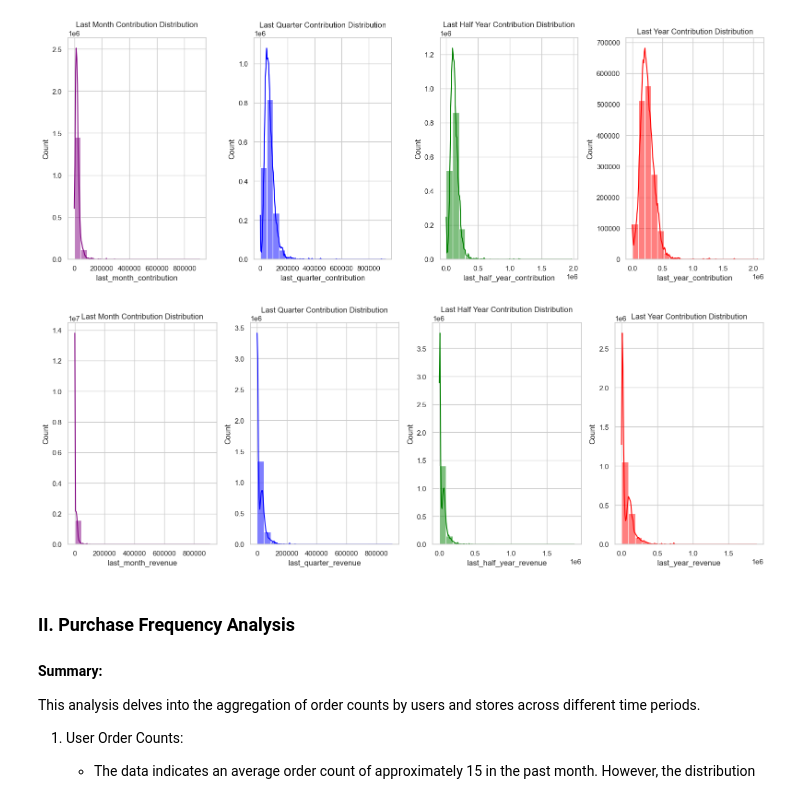
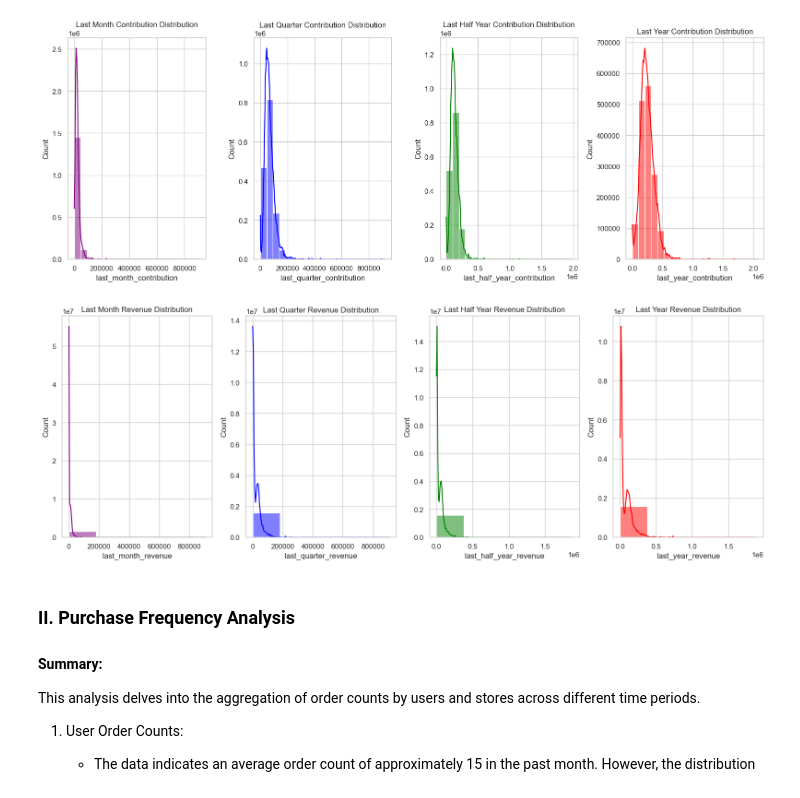
Before and after one commit to egpivo/gmv-forecaster, a Jupyter notebook: notebooks/exploratory_data_analysis.ipynb, the cells around one changed output. Saved outputs shown, nothing was run; the diff lists cells and outputs as text; code cells hidden in the pictures.

```diff
--- a/notebooks/exploratory_data_analysis.ipynb
+++ b/notebooks/exploratory_data_analysis.ipynb
@@ -587,42 +587,42 @@ plt.show()
 # %%
 # Calculate the sum of 'amount' for each store in the last month, last quarter, last half year, and last year
 last_month_revenue = last_month_transactions.groupby(['store_id'])['amount'].sum()
 last_quarter_revenue = last_quarter_transactions.groupby(['store_id'])['amount'].sum()
 last_half_year_revenue = last_half_year_transactions.groupby(['store_id'])['amount'].sum()
 last_year_revenue = last_year_transactions.groupby(['store_id'])['amount'].sum()
 
 # Merge the results back to the original DataFrame
 transaction_pdf['last_month_revenue'] = transaction_pdf['store_id'].map(last_month_revenue).fillna(0)
 transaction_pdf['last_quarter_revenue'] = transaction_pdf['store_id'].map(last_quarter_revenue).fillna(0)
 transaction_pdf['last_half_year_revenue'] = transaction_pdf['store_id'].map(last_half_year_revenue).fillna(0)
 transaction_pdf['last_year_revenue'] = transaction_pdf['store_id'].map(last_year_revenue).fillna(0)
 
 
 # Plot settings
 plt.figure(figsize=(16, 6))
 sns.set(style="whitegrid")
 
 # Plot histograms or KDE plots for each time period
 plt.subplot(1, 4, 1)
-sns.histplot(transaction_pdf['last_month_revenue'], kde=True, color='purple', bins=20)
-plt.title('Last Month Contribution Distribution')
+sns.histplot(transaction_pdf['last_month_revenue'], kde=True, color='purple', bins=5)
+plt.title('Last Month Revenue Distribution')
 
 plt.subplot(1, 4, 2)
-sns.histplot(transaction_pdf['last_quarter_revenue'], kde=True, color='blue', bins=20)
-plt.title('Last Quarter Contribution Distribution')
+sns.histplot(transaction_pdf['last_quarter_revenue'], kde=True, color='blue', bins=5)
+plt.title('Last Quarter Revenue Distribution')
 
 plt.subplot(1, 4, 3)
-sns.histplot(transaction_pdf['last_half_year_revenue'], kde=True, color='green', bins=20)
-plt.title('Last Half Year Contribution Distribution')
+sns.histplot(transaction_pdf['last_half_year_revenue'], kde=True, color='green', bins=5)
+plt.title('Last Half Year Revenue Distribution')
 
 plt.subplot(1, 4, 4)
-sns.histplot(transaction_pdf['last_year_revenue'], kde=True, color='red', bins=20)
-plt.title('Last Year Contribution Distribution')
+sns.histplot(transaction_pdf['last_year_revenue'], kde=True, color='red', bins=5)
+plt.title('Last Year Revenue Distribution')
 
 plt.tight_layout()
 plt.show()
 # %% [output]
-[figure, old version]
+[figure, new version]
 # %% [markdown]
 ### II. Purchase Frequency Analysis
 #### Summary:
```
Also changed, not shown: parts of 9 cells of this notebook, 9 other files.
